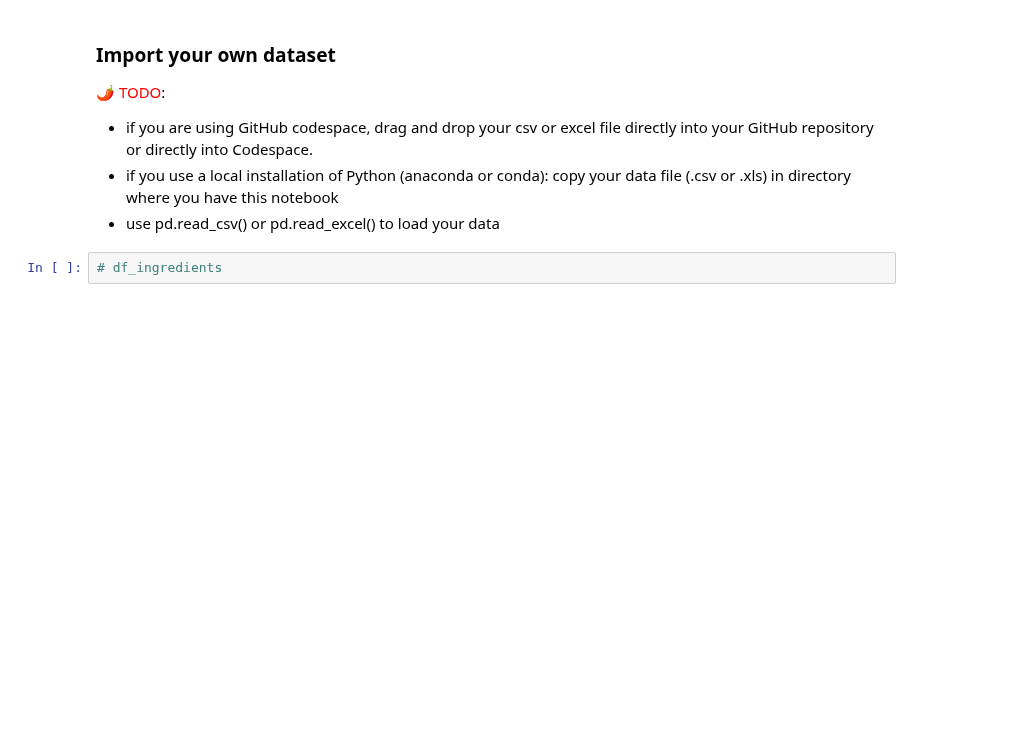
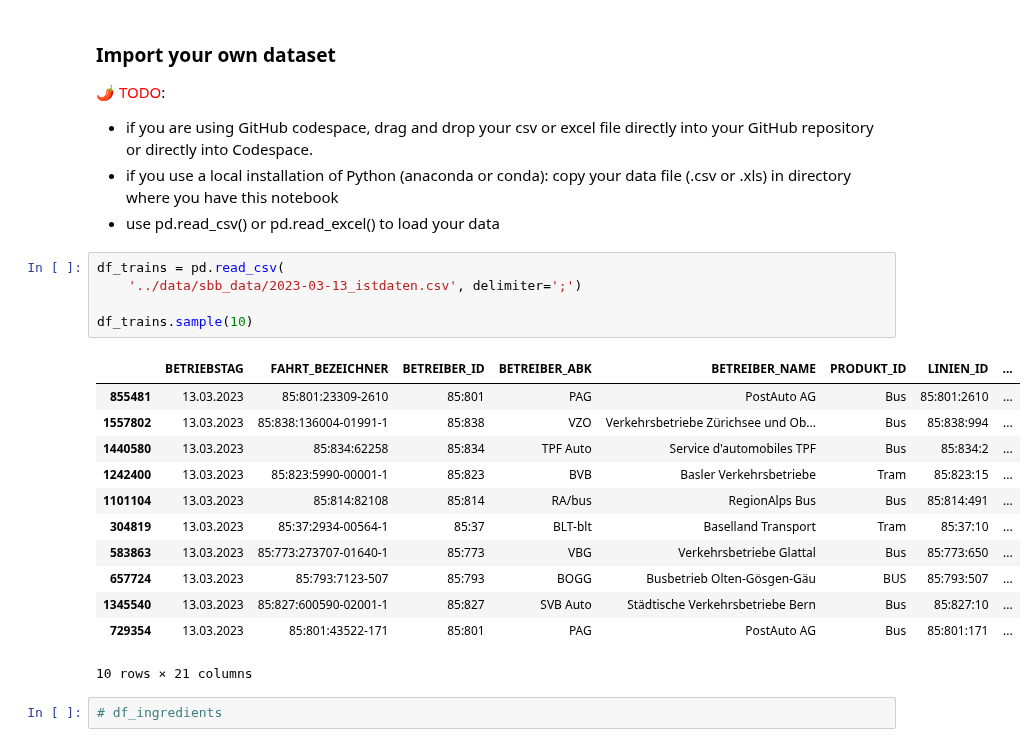
Before and after one commit to otifant/data-analytics-course-zhaw, a Jupyter notebook: lessions/notebook2.1.ipynb, the cells around one changed output. Cells and saved outputs as stored; diff of their text form; blank space fills up the shorter version.

```diff
--- a/lessions/notebook2.1.ipynb
+++ b/lessions/notebook2.1.ipynb
@@ -722,6 +742,24 @@ df_house['power'] =  # TODO
 - if you are using GitHub codespace, drag and drop your csv or excel file directly into your GitHub repository or directly into Codespace.
 - if you use a local installation of Python (anaconda or conda): copy your data file (.csv or .xls) in directory where you have this notebook
 - use pd.read_csv() or pd.read_excel() to load your data
+# %%
+df_trains = pd.read_csv(
+    '../data/sbb_data/2023-03-13_istdaten.csv', delimiter=';')
+
+df_trains.sample(10)
+# %% [output]
+|  | BETRIEBSTAG | FAHRT_BEZEICHNER | BETREIBER_ID | BETREIBER_ABK | BETREIBER_NAME | PRODUKT_ID | LINIEN_ID | ... |
+| 855481 | 13.03.2023 | 85:801:23309-2610 | 85:801 | PAG | PostAuto AG | Bus | 85:801:2610 | ... |
+| 1557802 | 13.03.2023 | 85:838:136004-01991-1 | 85:838 | VZO | Verkehrsbetriebe Zürichsee und Ob... | Bus | 85:838:994 | ... |
+| 1440580 | 13.03.2023 | 85:834:62258 | 85:834 | TPF Auto | Service d'automobiles TPF | Bus | 85:834:2 | ... |
+| 1242400 | 13.03.2023 | 85:823:5990-00001-1 | 85:823 | BVB | Basler Verkehrsbetriebe | Tram | 85:823:15 | ... |
+| 1101104 | 13.03.2023 | 85:814:82108 | 85:814 | RA/bus | RegionAlps Bus | Bus | 85:814:491 | ... |
+| 304819 | 13.03.2023 | 85:37:2934-00564-1 | 85:37 | BLT-blt | Baselland Transport | Tram | 85:37:10 | ... |
+| 583863 | 13.03.2023 | 85:773:273707-01640-1 | 85:773 | VBG | Verkehrsbetriebe Glattal | Bus | 85:773:650 | ... |
+| 657724 | 13.03.2023 | 85:793:7123-507 | 85:793 | BOGG | Busbetrieb Olten-Gösgen-Gäu | BUS | 85:793:507 | ... |
+| 1345540 | 13.03.2023 | 85:827:600590-02001-1 | 85:827 | SVB Auto | Städtische Verkehrsbetriebe Bern | Bus | 85:827:10 | ... |
+| 729354 | 13.03.2023 | 85:801:43522-171 | 85:801 | PAG | PostAuto AG | Bus | 85:801:171 | ... |
+10 rows × 21 columns
 # %%
 # df_ingredients
 # %%
```
Also changed, not shown: parts of 15 cells of this notebook, 1 other file.
